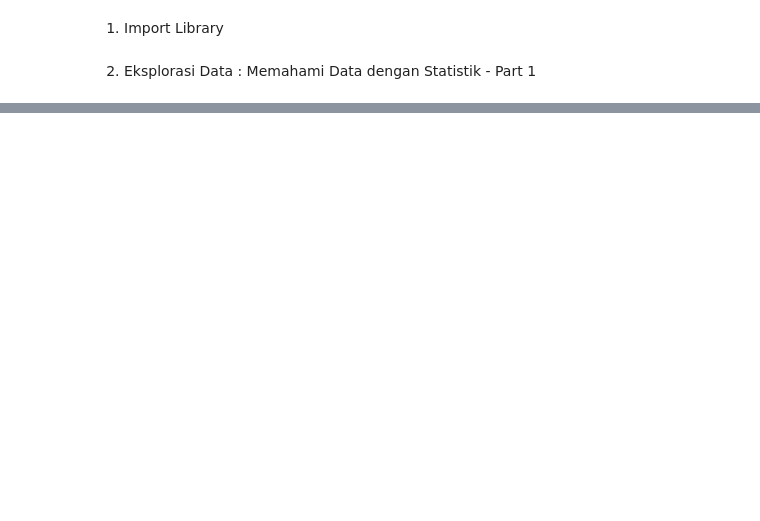
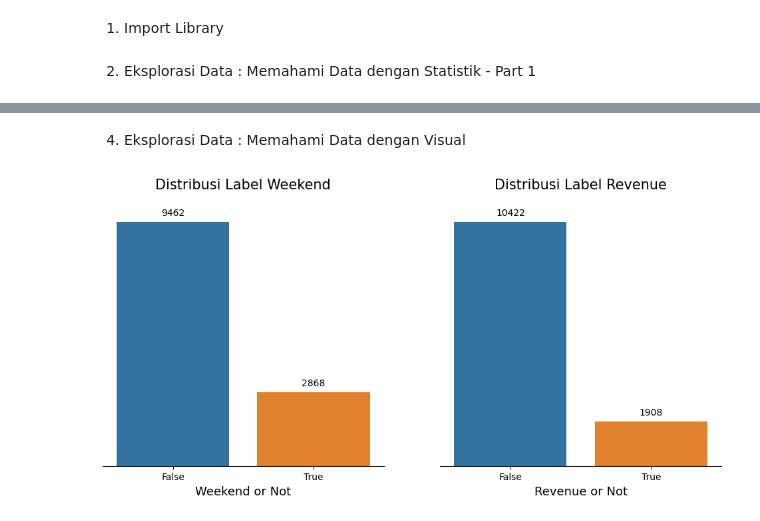
Before and after one commit to UsepSyaikalArifin/Data-Science-Projects, a Jupyter notebook: Machine Learning With Python for Beginner/main.ipynb, the cells around one changed output, grey strips where cells are left out. Cells and saved outputs as stored; diff of their text form; code cells hidden in the pictures; blank space fills up the shorter version.

```diff
--- a/Machine Learning With Python for Beginner/main.ipynb
+++ b/Machine Learning With Python for Beginner/main.ipynb
@@ -51,0 +110,31 @@ Statistik Deskriftif :
+# %% [markdown]
+4. Eksplorasi Data : Memahami Data dengan Visual
+# %%
+# Checking the Distribution of Customers on Revenue
+
+# 1. Membuat Canvas
+fig, axs = plt.subplots(1, 2, figsize=(12, 5))
+
+# 2. Membuat Plot
+columns_label = ["Weekend", "Revenue"]
+for i, col in enumerate(columns_label):
+  # 2.1. Membuat Plot Menggunakan Seaborn Countplot
+  sns.countplot(data=dataset, x=col, ax=axs[i])
+  axs[i].set_title("Distribusi Label %s\n"%(col), fontsize=15)
+  axs[i].set_xlabel("%s or Not"%(col), fontsize=13)
+  # 2.2. Membuat Annotasi
+  for p in axs[i].patches:
+    axs[i].annotate(
+      format(p.get_height(), ".0f"),
+      xy = (p.get_x() + p.get_width()/2, p.get_height()),
+      ha = "center",
+      va = "center",
+      xytext = (0, 10),
+      textcoords = "offset points"
+    )
+  # 2.3. Setting Plot
+  sns.despine(right=True, top=True, left=True)
+  axs[i].axes.yaxis.set_visible(False)
+plt.show()
+# %% [output]
+[figure, added]
```
Also changed, not shown: parts of 48 cells of this notebook, 9 other files.
